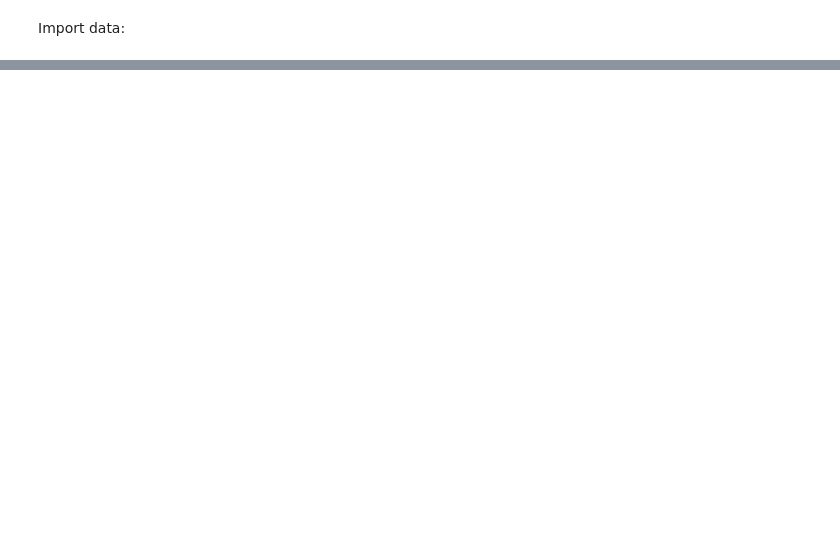
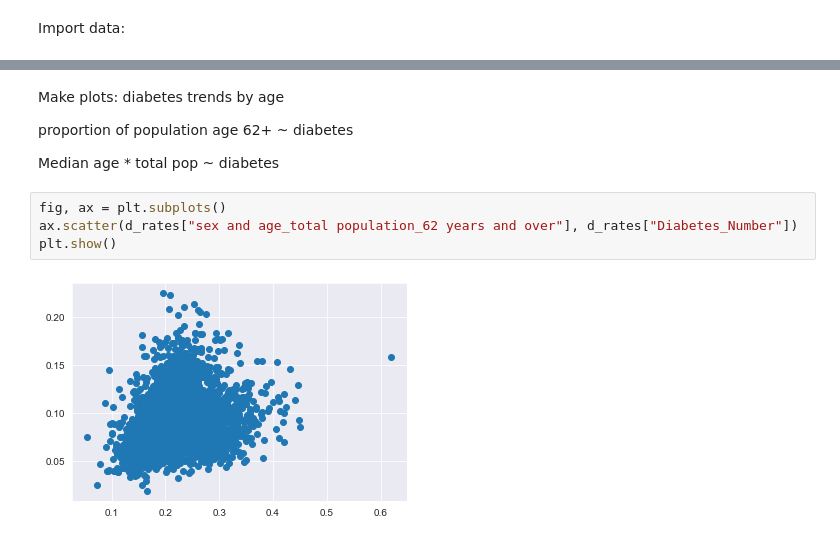
Before and after one commit to ElizabethBreen/CSS_Project2, a Jupyter notebook: project_2_notebook.ipynb, the cells around one changed output, grey strips where cells are left out. Drawn from its saved outputs; the diff is of its cells as text; blank space fills up the shorter version.

```diff
--- a/project_2_notebook.ipynb
+++ b/project_2_notebook.ipynb
@@ -29,0 +119,12 @@ NameError: name 'pd' is not defined
+# %% [markdown]
+Make plots: diabetes trends by age
+
+proportion of population age 62+ ~ diabetes
+
+Median age * total pop ~ diabetes
+# %%
+fig, ax = plt.subplots()
+ax.scatter(d_rates["sex and age_total population_62 years and over"], d_rates["Diabetes_Number"])
+plt.show()
+# %% [output]
+[figure, added]
```
Also changed, not shown: parts of 22 cells of this notebook, 2 other files.
